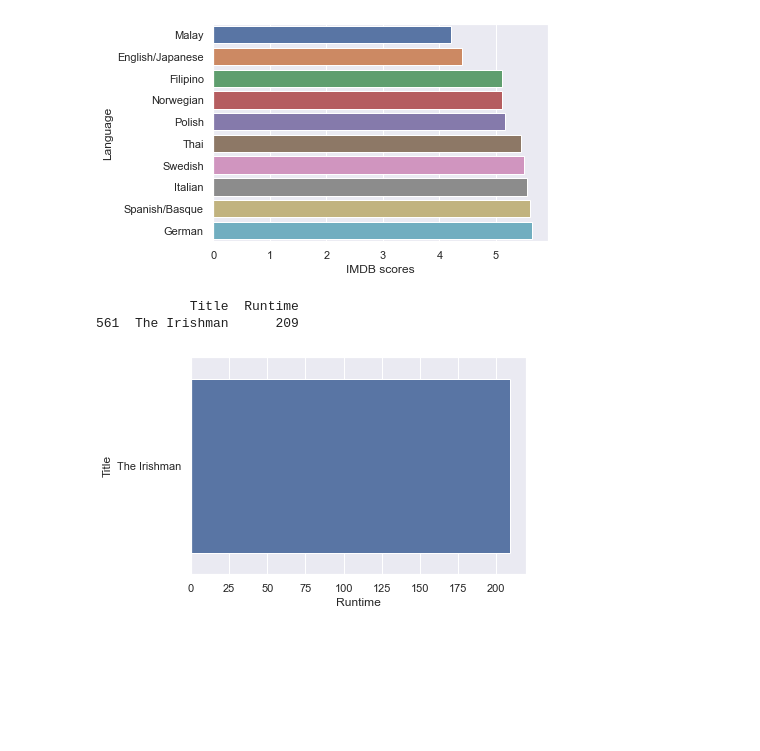
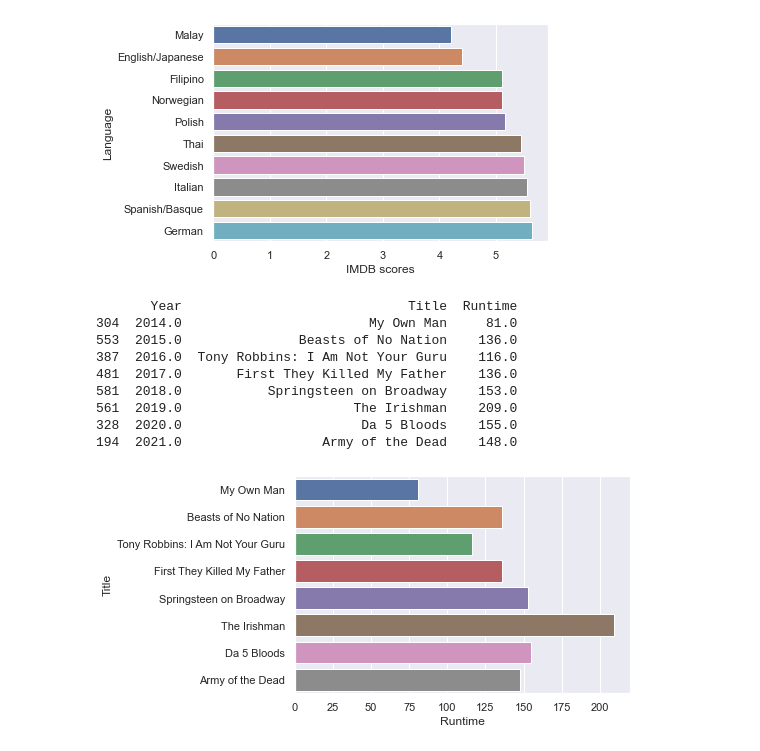
Before and after one commit to yavuzcpkn/Python-Netflix-DataAnalysis, a Jupyter notebook: Python-Netflix-DataAnalysis.ipynb, the cells around one changed output. Saved outputs shown, nothing was run; the diff lists cells and outputs as text; code cells hidden in the pictures; blank space fills up the shorter version.

```diff
--- a/Python-Netflix-DataAnalysis.ipynb
+++ b/Python-Netflix-DataAnalysis.ipynb
@@ -252,10 +252,28 @@ imdblanguageplot.set(ylabel="Language",
 [figure]
 # %%
 # Hangi yılın toplam "runtime" süresi en fazladır?
-runtime_high = netflix[["Title", "Runtime"]].sort_values(["Runtime"], ascending=False)[:1]
-print(runtime_high)
-runtime_high_plot = sns.barplot(data = runtime_high, x='Runtime', y='Title')
+find_year_runtime = netflix[["Year","Title", "Runtime"]]
+#print(find_year_runtime)
+find_year_runtime_year_s = find_year_runtime.drop(find_year_runtime.index[0:])
+
+for x in range(2014,2022):
+
+    find_year_runtime_year = find_year_runtime.where(netflix['Year'] == x)
+    find_year_runtime_year = find_year_runtime_year[["Year","Title", "Runtime"]].sort_values(["Runtime"], ascending=False)[:1]
+    find_year_runtime_year_s = pd.concat([find_year_runtime_year_s, find_year_runtime_year])
+print(find_year_runtime_year_s)
+
+
+#print(runtime_high)
+runtime_high_plot = sns.barplot(data = find_year_runtime_year_s, x='Runtime', y='Title')
 # %% [output]
-            Title  Runtime
-561  The Irishman      209
+       Year                             Title  Runtime
+304  2014.0                        My Own Man     81.0
+553  2015.0               Beasts of No Nation    136.0
+387  2016.0  Tony Robbins: I Am Not Your Guru    116.0
+481  2017.0       First They Killed My Father    136.0
+581  2018.0           Springsteen on Broadway    153.0
+561  2019.0                      The Irishman    209.0
+328  2020.0                       Da 5 Bloods    155.0
+194  2021.0                  Army of the Dead    148.0
-[figure, old version]
+[figure, new version]
```
Also changed, not shown: parts of 1 cell of this notebook.
